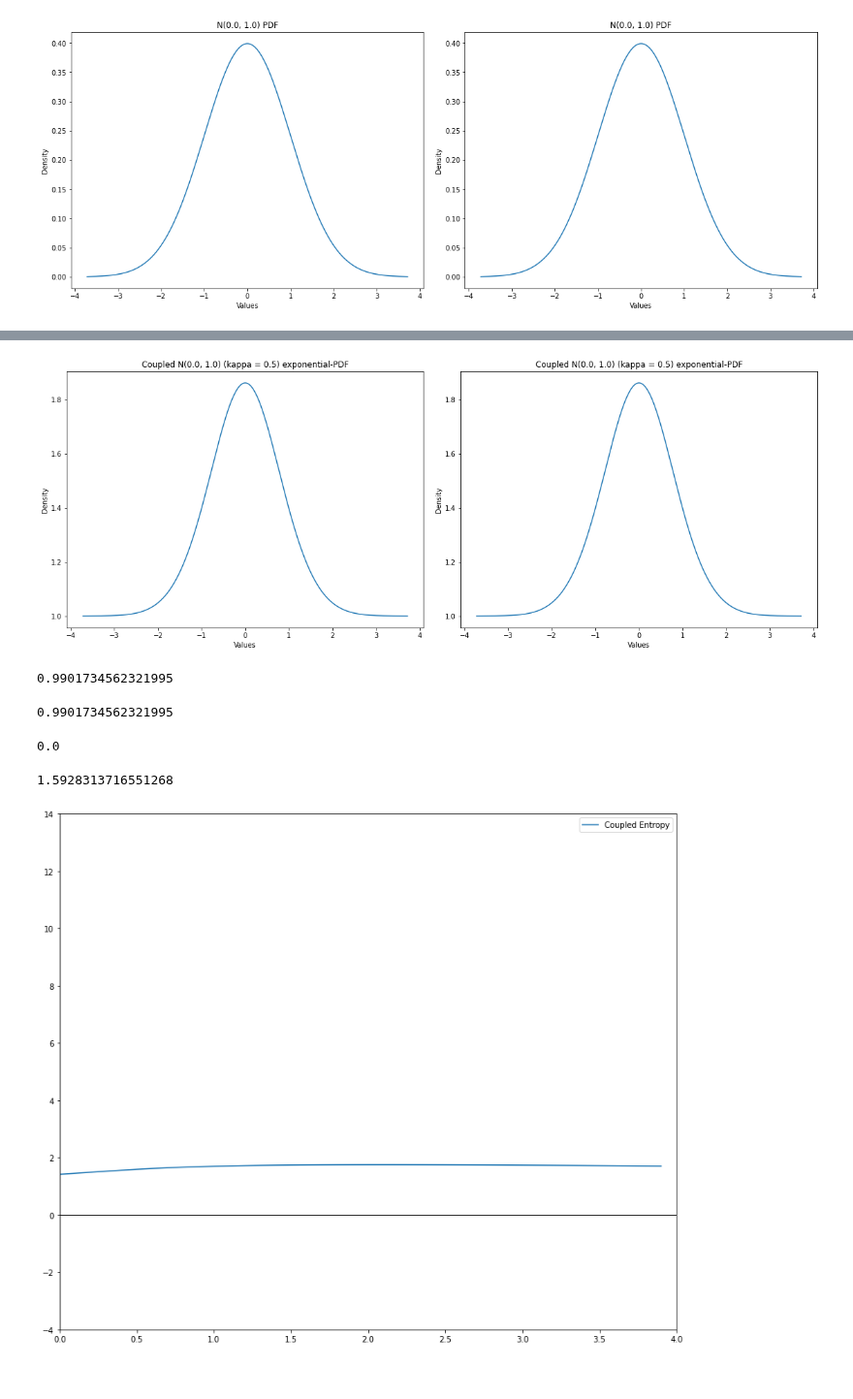
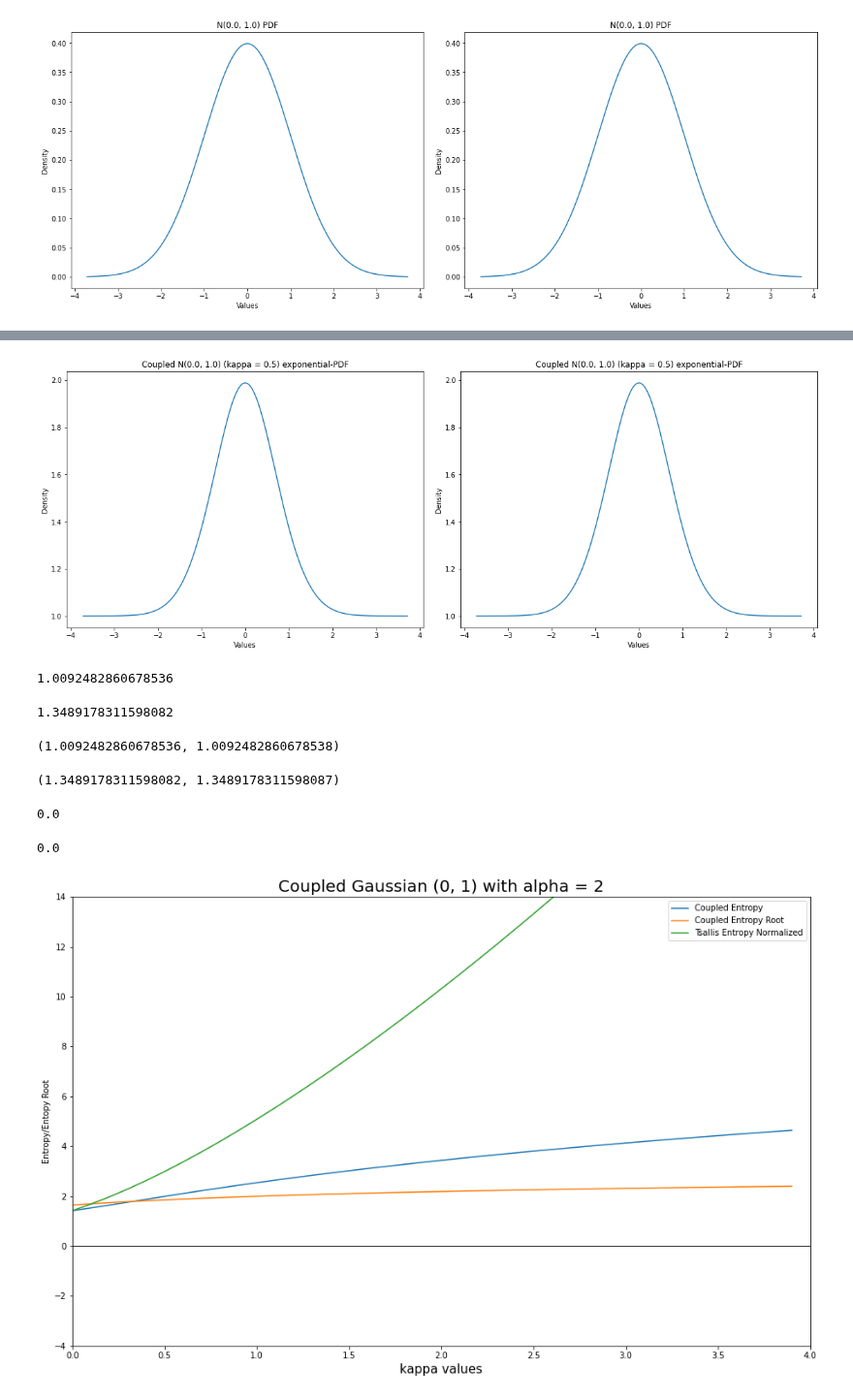
Before and after one commit to Photrek/Nonlinear-Statistical-Coupling, a Jupyter notebook: workspace/john/CrossEntropy-Entropy-DivergenceV2.ipynb, the cells around one changed output, grey strips where cells are left out. Shown at 97% size. Cells and saved outputs as stored; diff of their text form; code cells hidden in the pictures.

```diff
--- a/workspace/john/CrossEntropy-Entropy-DivergenceV2.ipynb
+++ b/workspace/john/CrossEntropy-Entropy-DivergenceV2.ipynb
@@ -31,7 +32,7 @@ plt.show()
 # %% [output]
 [figure]
 # %%
-kappa, alpha, dim = 0.5, 1, 1
+kappa, alpha, dim = 0.5, 2, 1
 
 coupled_norm = fj.coupled_probability(dist=normal_densities, dx=dx, kappa=kappa, alpha=alpha, dim=dim)
 coupled_other_norm = fj.coupled_probability(dist=other_normal_densities, dx=dx, kappa=kappa, alpha=alpha, dim=dim)
@@ -88,13 +89,23 @@ ax[1].set_ylabel('Density')
 
 plt.show()
 # %% [output]
-[figure, old version]
+[figure, new version]
 # %%
-fj.coupled_cross_entropy(coupled_other_norm, coupled_norm, dx=dx, kappa=kappa, alpha=alpha, dim=dim)
+fj.coupled_cross_entropy(coupled_other_norm, coupled_norm, dx=dx, kappa=kappa, alpha=alpha, dim=dim, root=False)
 # %% [output]
-0.9901734562321995
+1.0092482860678536
 # %%
-fj.coupled_entropy(coupled_other_norm, dx=dx, kappa=kappa, alpha=alpha, dim=dim)
+fj.coupled_cross_entropy(coupled_other_norm, coupled_norm, dx=dx, kappa=kappa, alpha=alpha, dim=dim, root=True)
 # %% [output]
-0.9901734562321995
+1.3489178311598082
+# %%
+(fj.coupled_entropy(coupled_other_norm, dx=dx, kappa=kappa, alpha=alpha, dim=dim, root=False),
+ func.coupled_entropy(coupled_other_norm, kappa=kappa, alpha=alpha, d=dim, root=False, integration='trapz'))
+# %% [output]
+(1.0092482860678536, 1.0092482860678538)
+# %%
+(fj.coupled_entropy(coupled_other_norm, dx=dx, kappa=kappa, alpha=alpha, dim=dim, root=True),
+ func.coupled_entropy(coupled_other_norm, kappa=kappa, alpha=alpha, d=dim, root=True, integration='trapz'))
+# %% [output]
+(1.3489178311598082, 1.3489178311598087)
 # %%
@@ -102,7 +113,11 @@ fj.coupled_divergence(coupled_other_norm, coupled_norm, dx=dx, kappa=kappa, alph
 # %% [output]
 0.0
+# %%
+fj.coupled_divergence(coupled_other_norm, coupled_norm, dx=dx, kappa=kappa, alpha=alpha, dim=dim, root=True)
+# %% [output]
+0.0
 # %%
-from function import norm_CG as normCG
+from function import norm_CG
 
 def CoupledNormalDistribution(mean, sigma, kappa, alpha):
     """
@@ -128,7 +143,7 @@ def CoupledNormalDistribution(mean, sigma, kappa, alpha):
         x2 = mean + ((-1*sigma**2) / kappa)**0.5
         input = np.arange(mean - ((-1*sigma**2) / kappa)**0.5, mean + ((-1*sigma**2) / kappa)**0.5, (x2-x1)/(2**16+1))
 
-    normCGvalue = 1/float(normCG(sigma, kappa))
+    normCGvalue = 1/float(norm_CG(sigma, kappa))
 
     coupledNormalDistributionResult = normCGvalue * (fj.coupled_exponential((input - mean)**2/sigma**2, kappa)) ** -0.5
 
@@ -138,6 +153,4 @@ mu, sigma = 0, 1 # mean and standard deviation
 x = np.linspace(mu - 3*sigma, mu + 3*sigma, 100)
 y = CoupledNormalDistribution(mu, sigma, kappa, alpha)
 
-test = fj.coupled_entropy(y, dx=dx, kappa=kappa, alpha=alpha, dim=dim)
+dx = np.arange(mu-20, mu+20, (20+mu - -20+mu)/(2**16+1))[1] - np.arange(mu-20, mu+20, (20+mu - -20+mu)/(2**16+1))[0]
-# %% [output]
-1.5928313716551268
@@ -146,28 +157,38 @@ dx = np.arange(mu-20, mu+20, (20+mu - -20+mu)/(2**16+1))[1] - np.arange(mu-20, m
 # %%
 # plt.figure(figsize=(12, 8))
 Y = {}
 plot_coupledEntropy = []
 plot_coupledEntropy_root = []
 plot_tsallisEntropyNormalized_root = []
-fig, ax = plt.subplots(figsize=(14, 12))
+fig, ax = plt.subplots(figsize=(16, 10))
 ax.axvline(c='black', lw=1)
 ax.axhline(c='black', lw=1)
 
 cm = plt.get_cmap('PiYG')
 kappa_values = [round(value, 1) for value in np.arange(0, 4, 0.1)]
 n = len(kappa_values)
-#ax.set_prop_cycle(color=['gold' if kappa==0 else cm(1.*i/n) for i, kappa in enumerate(kappa_values)])
 
 plt.xlim(0, 4)
 plt.ylim(-4, 14)
 
+mu, sigma = 0, 1
+alpha = 2
 for kappa in kappa_values:
-    y = CoupledNormalDistribution(0, 1, kappa, 2)
-    Y[kappa] = fj.coupled_entropy(y, dx=dx, kappa=kappa, alpha=alpha, dim=dim)
+    y = CoupledNormalDistribution(mu, sigma, kappa, alpha)
+    Y[kappa] = fj.coupled_entropy(y, dx=dx, kappa=kappa, alpha=alpha, dim=dim, root=False)
     plot_coupledEntropy.append(Y[kappa])
+    Y[kappa] = fj.coupled_entropy(y, dx=dx, kappa=kappa, alpha=alpha, dim=dim, root=True)
+    plot_coupledEntropy_root.append(Y[kappa])
+    Y[kappa] = fj.coupled_entropy(y, dx=dx, kappa=kappa, alpha=alpha, dim=dim, root=False)*(1+kappa)
+    plot_tsallisEntropyNormalized_root.append(Y[kappa])
 
 plt.plot(kappa_values, plot_coupledEntropy, label='Coupled Entropy')
+plt.plot(kappa_values, plot_coupledEntropy_root, label='Coupled Entropy Root')
+plt.plot(kappa_values, plot_tsallisEntropyNormalized_root, label='Tsallis Entropy Normalized')
+plt.title(f'Coupled Gaussian {round(mu), round(sigma)} with alpha = {alpha}', fontsize=20)
+plt.xlabel('kappa values', fontsize=15)
+plt.ylabel('Entropy/Entopy Root')
 plt.legend()
 plt.show();
 # %% [output]
-[figure, old version]
+[figure, new version]
```
Also changed, not shown: parts of 5 cells of this notebook, 2 other files.
